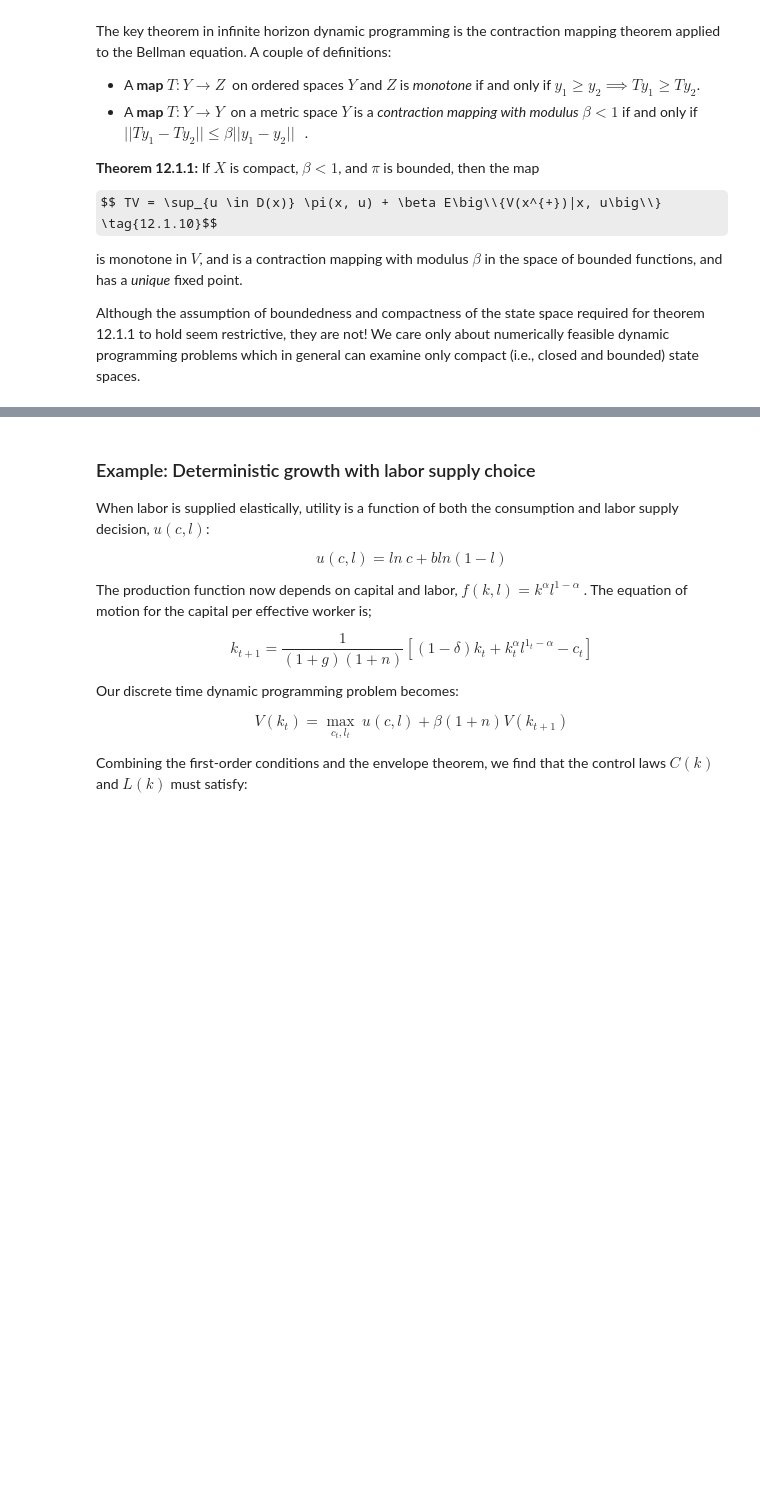
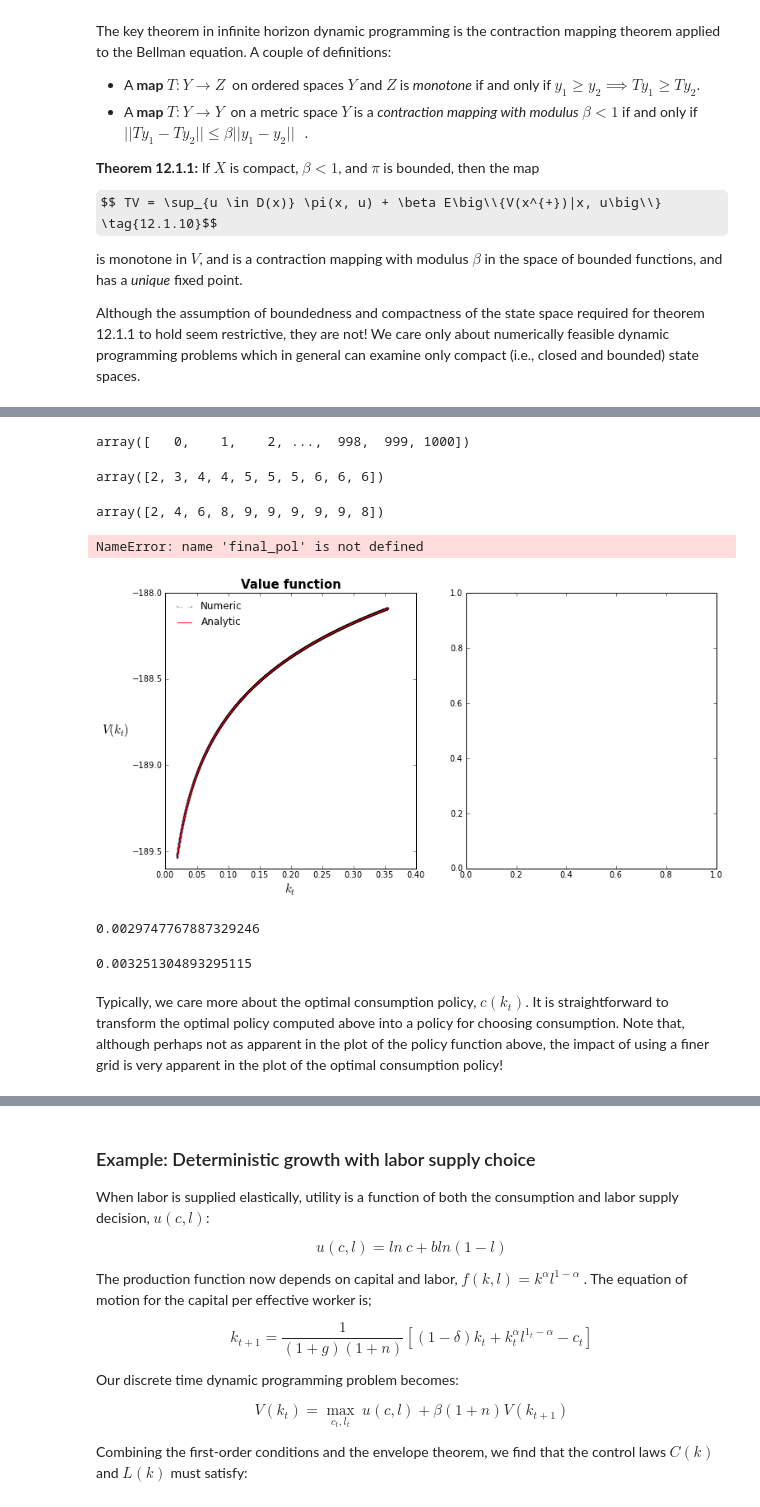
Before and after one commit to ChristopherShort/computational-econ-labs, a Jupyter notebook: Dynamic-Programming-Lab/Numerical Dynamic Programming.ipynb, the cells around one changed output, grey strips where cells are left out. Drawn from its saved outputs; the diff is of its cells as text; code cells hidden in the pictures; some formulas as TeX source; blank space fills up the shorter version.

```diff
--- a/Dynamic-Programming-Lab/Numerical Dynamic Programming.ipynb
+++ b/Dynamic-Programming-Lab/Numerical Dynamic Programming.ipynb
@@ -104,0 +301,3 @@ Note that 12.1.16 defines the value of an arbitrary policy function $C(k)\ $, no
+# %%
+# initial guess for value function (good choice can substantially reduce computation time)
+initial_v = u(kStates, kStates) / (1 - discount)
@@ -104,0 +344,4 @@ Note that 12.1.16 defines the value of an arbitrary policy function $C(k)\ $, no
+# %%
+%%timeit -n 1 -r 1
+# compute the greedy policy
+final_pol, final_pol_indices = get_discreteGreedy(final_v)
@@ -104,0 +359,12 @@ Note that 12.1.16 defines the value of an arbitrary policy function $C(k)\ $, no
+# %%
+final_v.searchsorted(final_v)
+# %% [output]
+array([   0,    1,    2, ...,  998,  999, 1000])
+# %%
+final_pol_indices
+# %% [output]
+array([2, 3, 4, 4, 5, 5, 5, 6, 6, 6])
+# %%
+check
+# %% [output]
+array([2, 4, 6, 8, 9, 9, 9, 9, 9, 8])
@@ -104,0 +376,50 @@ Note that 12.1.16 defines the value of an arbitrary policy function $C(k)\ $, no
+# %%
+fig = plt.figure(figsize=(12,6))
+
+# plot the numeric value function
+ax1 = fig.add_subplot(121)
+ax1.plot(kGrid, final_v, marker='o', markersize=2.0, linestyle='--',
+         color='purple', alpha=0.25, label='Numeric')
+# plot the analytic value function
+ax1.plot(kGrid, A + B * np.log(kGrid), 'r-', label='Analytic')
+
+# axes, labels, title, etc
+ax1.set_xlabel("$k_t$", fontsize=15)
+ax1.set_ylabel("$V(k_{t})$", rotation="horizontal", fontsize=15)
+ax1.set_title("Value function", fontsize=15, weight='bold')
+ax1.legend(loc='best', frameon=False)
+
+# plot the optimal policy
+ax2 = fig.add_subplot(122)
+ax2.plot(kGrid, final_pol, marker='o', markersize=2.0, linestyle='--',
+         color='g', alpha=0.25, label='Numeric')
+# plot the analytic optimal policy
+ax2.plot(kGrid, ((alpha * beta) / (1 + g)) * kGrid**alpha, 'r-', label='Analytic')
+ax2.plot(kGrid, kGrid, 'k--')
+
+# axes, labels, title, etc
+ax2.set_xlabel("$k_t$", fontsize=15)
+ax2.set_ylabel("$k(k_{t})$", rotation="horizontal", fontsize=15)
+ax2.set_title("Policy function", fontsize=15, weight='bold')
+ax2.legend(loc='best', frameon=False)
+
+# tighten up the layout and display
+fig.tight_layout()
+#plt.savefig('Graphics/Deterministic-Ramsey/Discretized-value-and-policy-functions.png')
+
+plt.show()
+# %% [output]
+NameError: name 'final_pol' is not defined
+[figure, added]
+# %%
+# confirm that Supremum norm distance is strictly less than 0.01 for value function
+chebyshev(final_v, A + B * np.log(kGrid))
+# %% [output]
+0.0029747767887329246
+# %%
+# policy function approximation error
+chebyshev(final_pol, ((alpha * beta) / (1 + g)) * kGrid**alpha)
+# %% [output]
+0.003251304893295115
+# %% [markdown]
+Typically, we care more about the optimal consumption policy, $c(k_t)$.  It is straightforward to transform the optimal policy computed above into a policy for choosing consumption.  Note that, although perhaps not as apparent in the plot of the policy function above, the impact of using a finer grid is very apparent in the plot of the optimal consumption policy!
```
Also changed, not shown: parts of 98 cells of this notebook, 25 other files.
